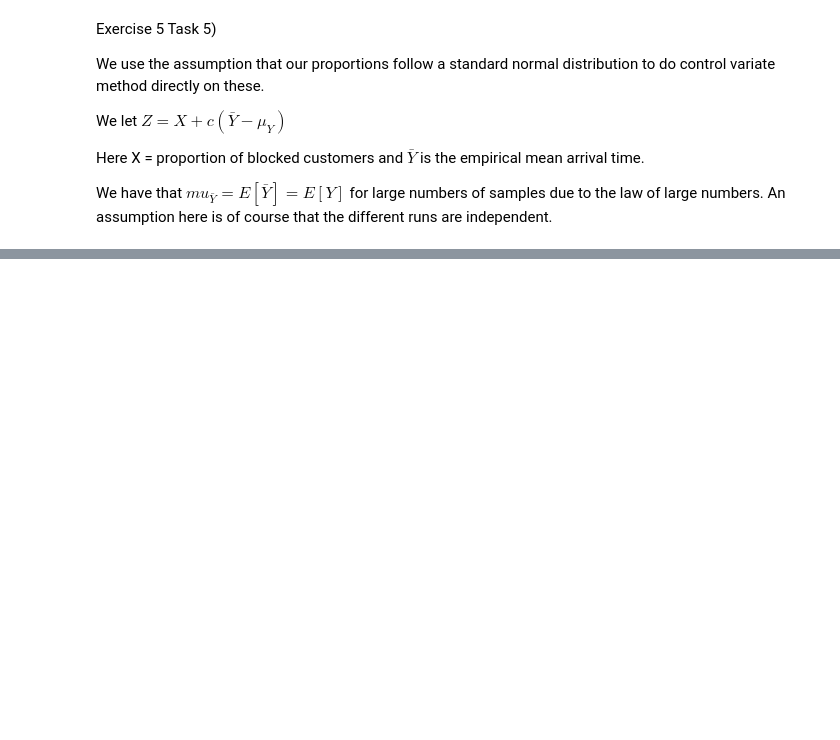
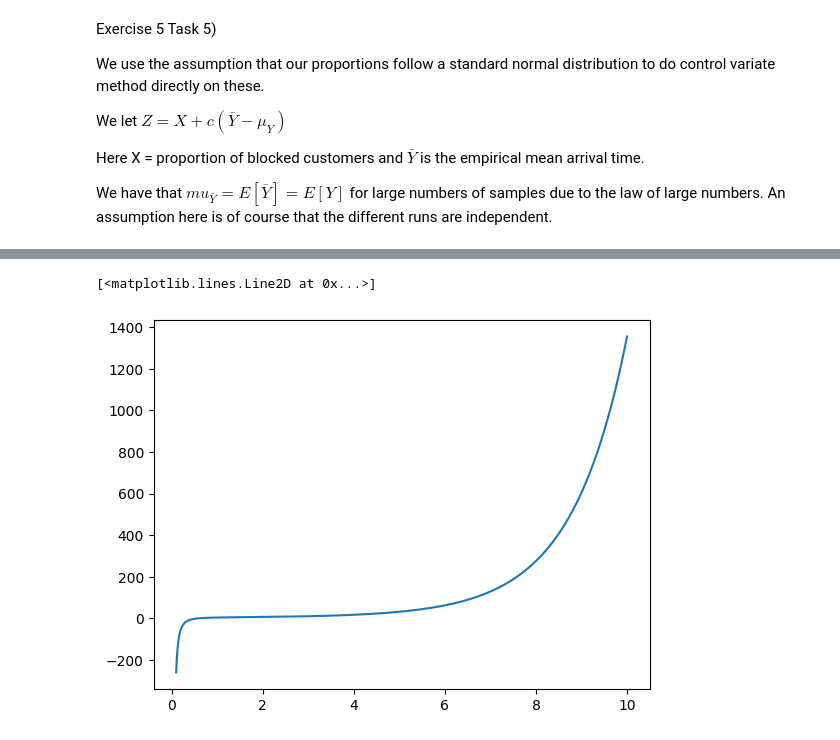
Before and after one commit to BrugerX/02443StochSimulation, a Jupyter notebook: Exercises/Exercises4.ipynb, the cells around one changed output, grey strips where cells are left out. Saved outputs shown, nothing was run; the diff lists cells and outputs as text; code cells hidden in the pictures; blank space fills up the shorter version.

```diff
--- a/Exercises/Exercises4.ipynb
+++ b/Exercises/Exercises4.ipynb
@@ -182,0 +333,10 @@ Blocked C.I: [0.11797602803075714, 0.12424397196924288]  Nr accepted in first ru
+# %%
+from scipy.optimize import minimize
+_lambda = np.linspace(0.1,10,10000)
+V_Z_left = (-1 + np.exp(_lambda + 2))/((_lambda +2)*_lambda)
+V_Z_right = ((-1+np.exp(1))**2)/(_lambda**2)
+V_Z = V_Z_left - V_Z_right
+plt.plot(_lambda,V_Z)
+# %% [output]
+[<matplotlib.lines.Line2D at 0x...>]
+[figure, added]
```
Also changed, not shown: parts of 19 cells of this notebook, 3 other files.
